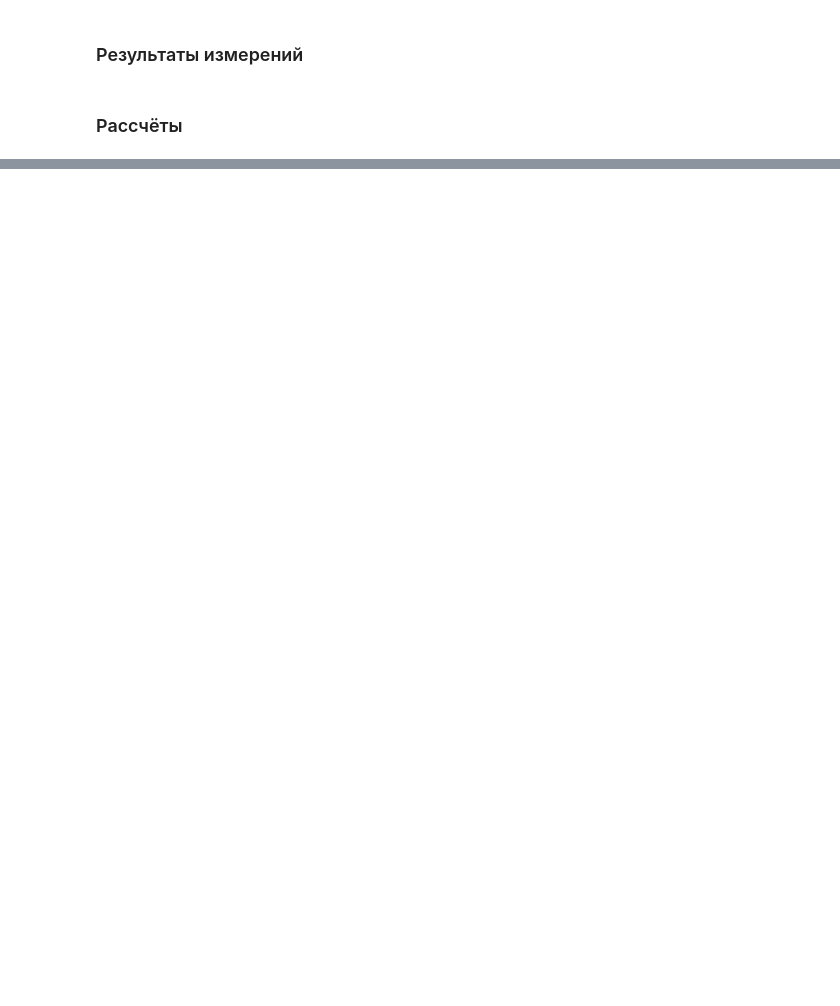
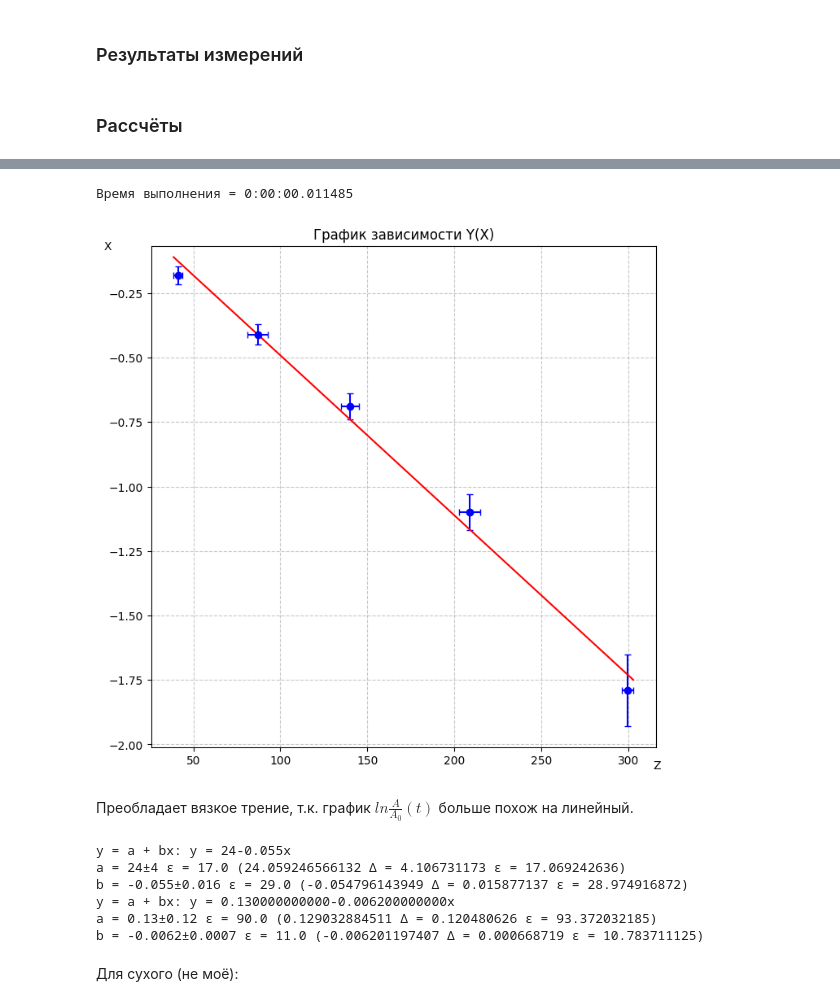
Before and after one commit to OneTwoZzzPlus/ITMO.STUDY, a Jupyter notebook: PHYSICS/lab 1.05/main.ipynb, the cells around one changed output, grey strips where cells are left out. Drawn from its saved outputs; the diff is of its cells as text; code cells hidden in the pictures; blank space fills up the shorter version.

```diff
--- a/PHYSICS/lab 1.05/main.ipynb
+++ b/PHYSICS/lab 1.05/main.ipynb
@@ -469,0 +92,20 @@ plt.show()
+# %%
+A_log_DMM = DrawableMultipleMeasurement(t_average_exp2[:-1], A_log)
+A_log_DMM.plot_MKN()
+# %% [output]
+Время выполнения = 0:00:00.011485
+[figure, added]
+# %% [markdown]
+Преобладает вязкое трение, т.к. график $ln\frac{A}{A_0}(t)$ больше похож на линейный.
+# %%
+print(A_lin_DMM.info)
+print(A_log_DMM.info)
+# %% [output]
+y = a + bx: y = 24-0.055x
+a = 24±4 ε = 17.0 (24.059246566132 Δ = 4.106731173 ε = 17.069242636)
+b = -0.055±0.016 ε = 29.0 (-0.054796143949 Δ = 0.015877137 ε = 28.974916872)
+y = a + bx: y = 0.130000000000-0.006200000000x
+a = 0.13±0.12 ε = 90.0 (0.129032884511 Δ = 0.120480626 ε = 93.372032185)
+b = -0.0062±0.0007 ε = 11.0 (-0.006201197407 Δ = 0.000668719 ε = 10.783711125)
+# %% [markdown]
+Для сухого (не моё):
```
Also changed, not shown: parts of 31 cells of this notebook, 37 other files.
